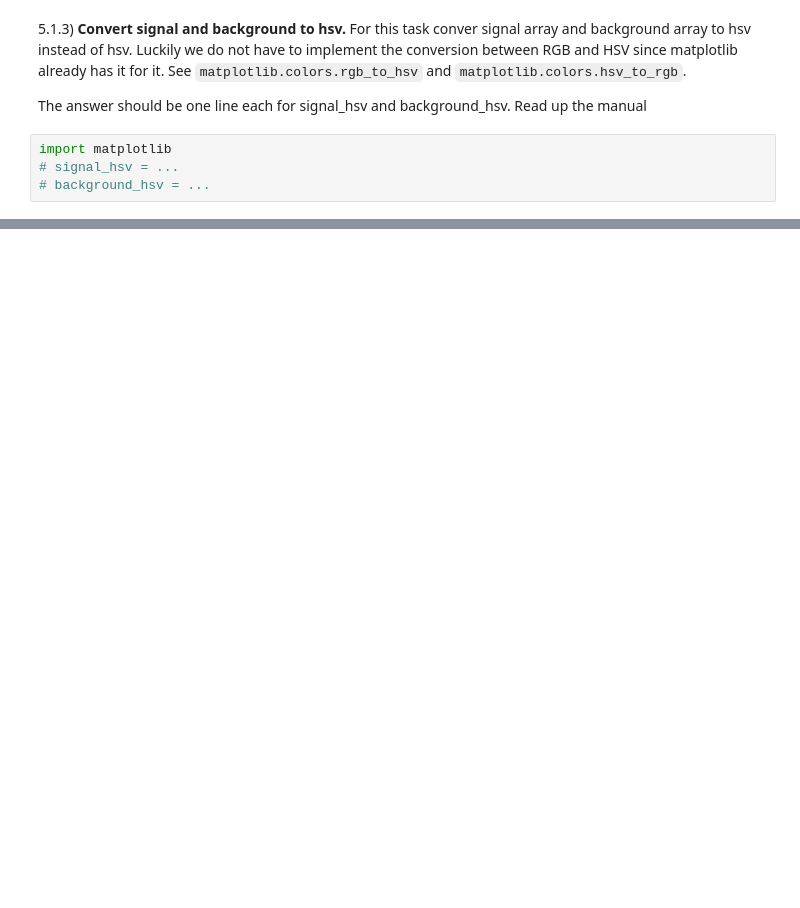
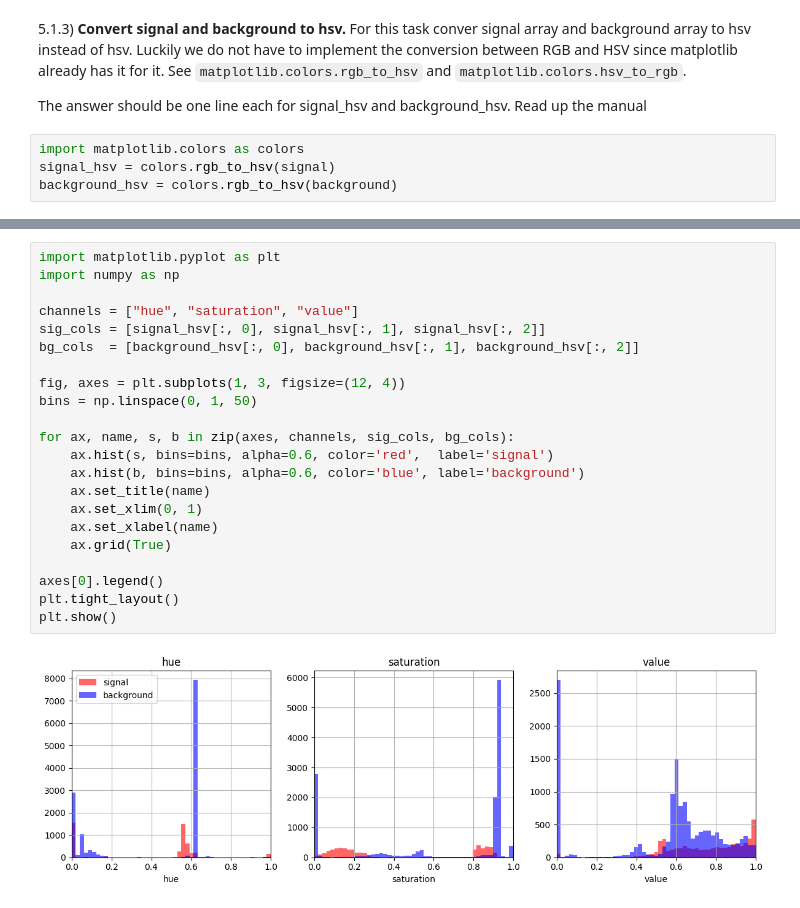
Before and after one commit to supawat6481355/iccs205-205, a Jupyter notebook: hw2/Homework2.ipynb, the cells around one changed output, grey strips where cells are left out. Drawn from its saved outputs; the diff is of its cells as text; blank space fills up the shorter version.

```diff
--- a/hw2/Homework2.ipynb
+++ b/hw2/Homework2.ipynb
@@ -314,13 +336,37 @@ Luckily we do not have to implement the conversion between RGB and HSV since mat
 
 The answer should be one line each for signal_hsv and background_hsv. Read up the manual
 # %%
-import matplotlib
-# signal_hsv = ...
-# background_hsv = ...
+import matplotlib.colors as colors
+signal_hsv = colors.rgb_to_hsv(signal)
+background_hsv = colors.rgb_to_hsv(background)
 # %% [markdown]
 5.1.4) Let's make the histogram to see how Hue, Saturation, and Value are distributed differently among signal and background.
 
 ![hsv_hist](https://github.com/cs-muic/iccs205-homework/blob/main/hw2/hsv_hist.png?raw=1)
+# %%
+import matplotlib.pyplot as plt
+import numpy as np
+
+channels = ["hue", "saturation", "value"]
+sig_cols = [signal_hsv[:, 0], signal_hsv[:, 1], signal_hsv[:, 2]]
+bg_cols  = [background_hsv[:, 0], background_hsv[:, 1], background_hsv[:, 2]]
+
+fig, axes = plt.subplots(1, 3, figsize=(12, 4))
+bins = np.linspace(0, 1, 50)
+
+for ax, name, s, b in zip(axes, channels, sig_cols, bg_cols):
+    ax.hist(s, bins=bins, alpha=0.6, color='red',  label='signal')
+    ax.hist(b, bins=bins, alpha=0.6, color='blue', label='background')
+    ax.set_title(name)
+    ax.set_xlim(0, 1)
+    ax.set_xlabel(name)
+    ax.grid(True)
+
+axes[0].legend()
+plt.tight_layout()
+plt.show()
+# %% [output]
+[figure, added]
 # %% [markdown]
 5.1.5) While we are at it let's make a 2-D scatter plot. Like this one
 ![hsv_scatter](https://github.com/cs-muic/iccs205-homework/blob/main/hw2/hsv_scatter.png?raw=1)
```
Also changed, not shown: parts of 6 cells of this notebook.
